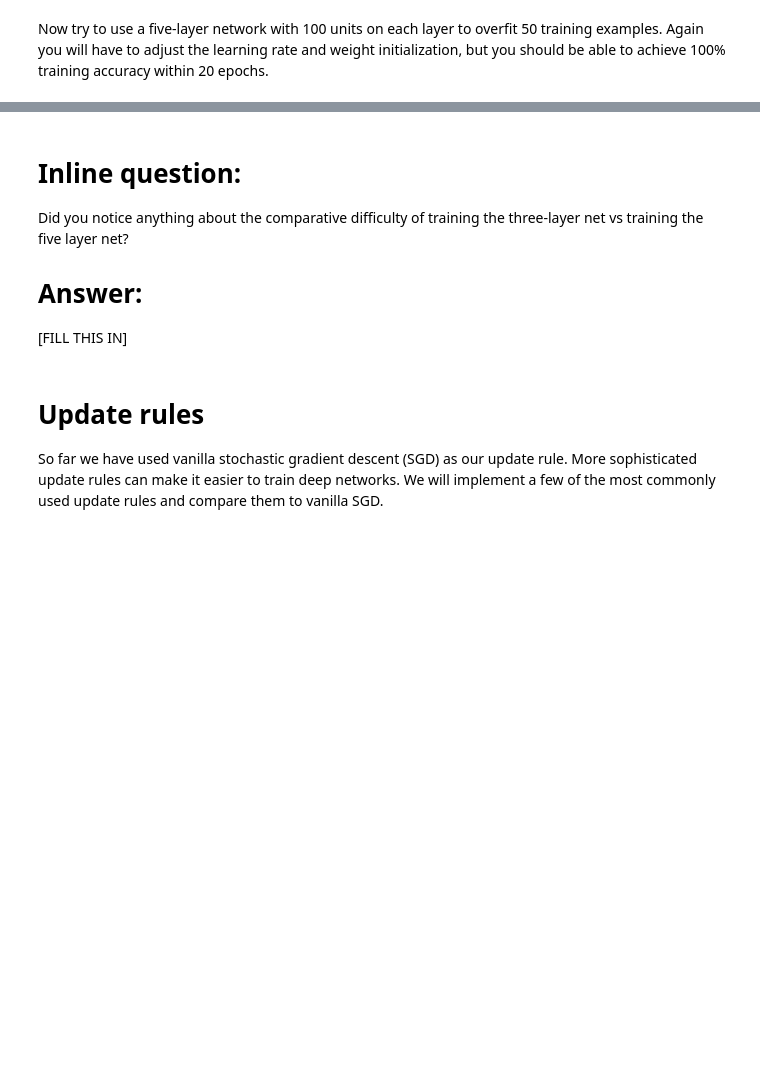
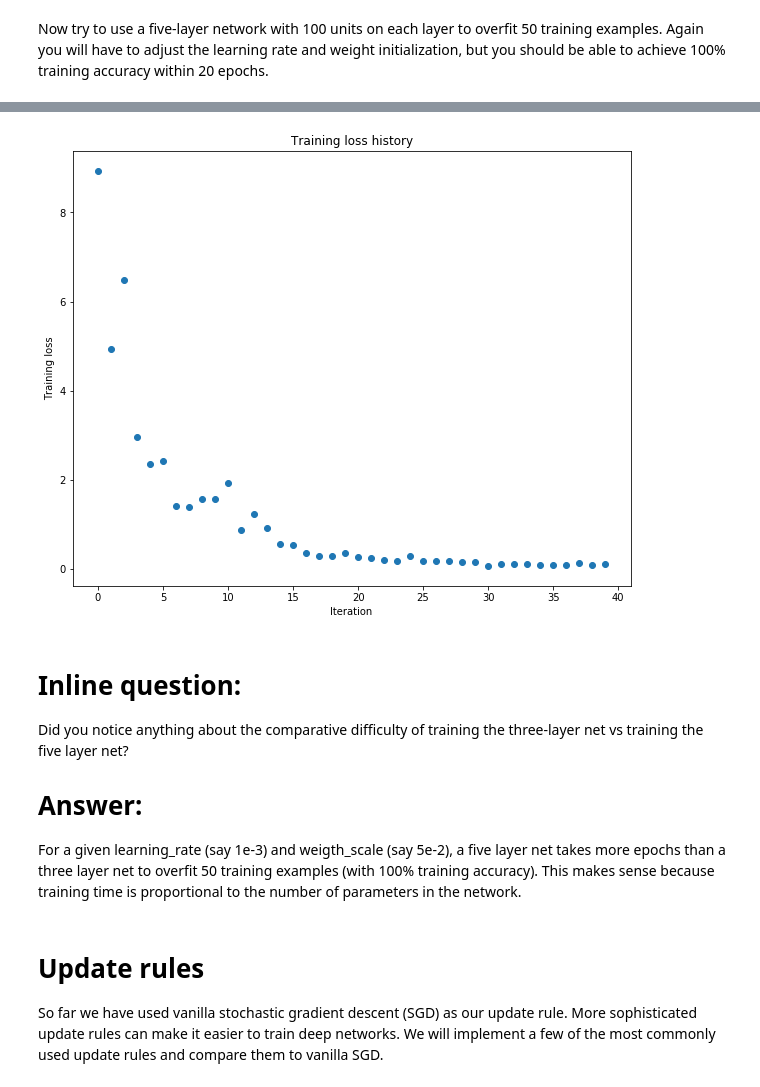
Before and after one commit to sjain-stanford/CS231N, a Jupyter notebook: assignment2/FullyConnectedNets.ipynb, the cells around one changed output, grey strips where cells are left out. Saved outputs shown, nothing was run; the diff lists cells and outputs as text; code cells hidden in the pictures; blank space fills up the shorter version.

```diff
--- a/assignment2/FullyConnectedNets.ipynb
+++ b/assignment2/FullyConnectedNets.ipynb
@@ -373,8 +478,8 @@ small_data = {
   'y_val': data['y_val'],
 }
 
+weight_scale = 6e-2
 learning_rate = 1e-3
-weight_scale = 1e-5
 model = FullyConnectedNet([100, 100, 100, 100],
                 weight_scale=weight_scale, dtype=np.float64)
 solver = Solver(model, small_data,
@@ -391,3 +496,4 @@ plt.title('Training loss history')
 plt.xlabel('Iteration')
 plt.ylabel('Training loss')
 plt.show()
+# %% [output]
@@ -394,9 +517,10 @@ plt.show()
+[figure, added]
 # %% [markdown]
 # Inline question:
 Did you notice anything about the comparative difficulty of training the three-layer net vs training the five layer net?
 
 # Answer:
-[FILL THIS IN]
+For a given learning_rate (say 1e-3) and weigth_scale (say 5e-2), a five layer net takes more epochs than a three layer net to overfit 50 training examples (with 100% training accuracy). This makes sense because training time is proportional to the number of parameters in the network.
 # %% [markdown]
 # Update rules
 So far we have used vanilla stochastic gradient descent (SGD) as our update rule. More sophisticated update rules can make it easier to train deep networks. We will implement a few of the most commonly used update rules and compare them to vanilla SGD.
```
Also changed, not shown: parts of 18 cells of this notebook, 3 other files.
